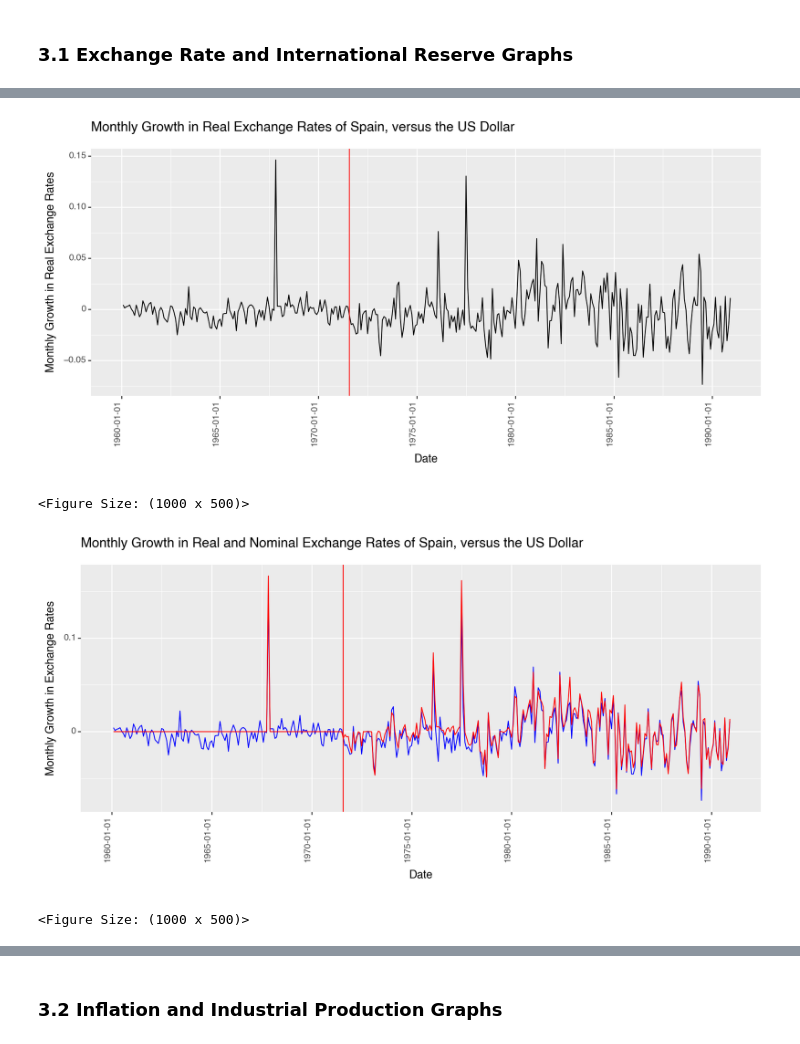
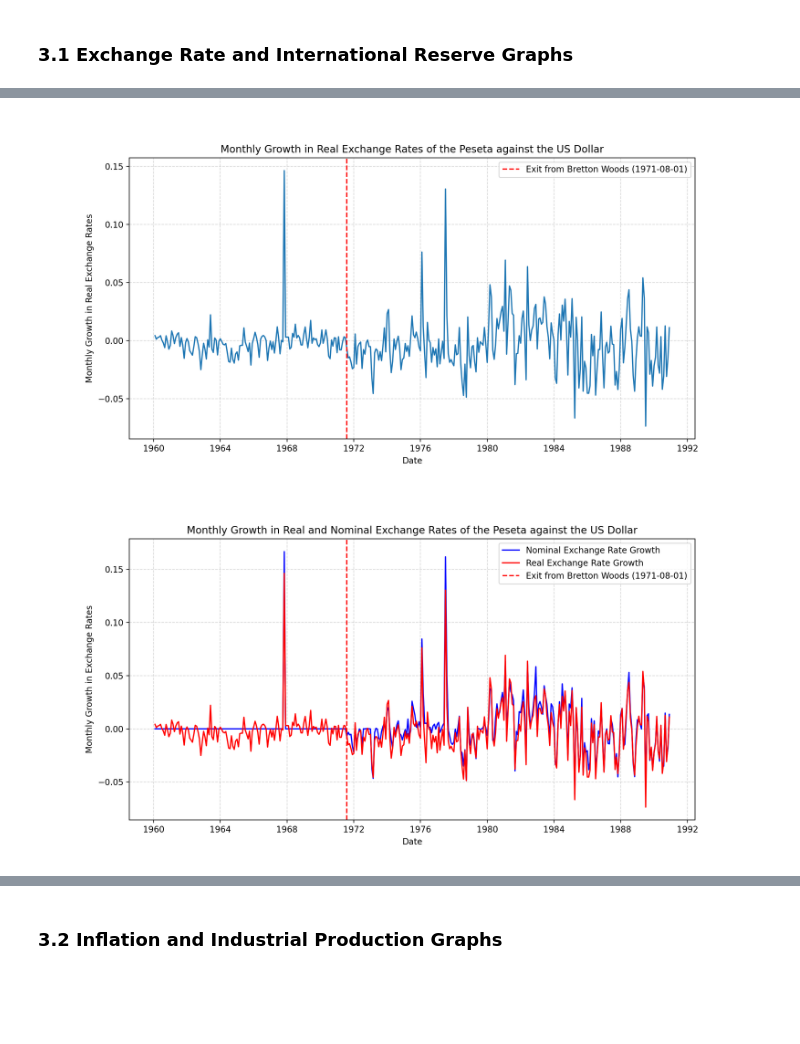
Before and after one commit to yuyaobai/ec1b1-coursework-group15, a Jupyter notebook: ec1b1coursework.ipynb, the cells around one changed output, grey strips where cells are left out. Cells and saved outputs as stored; diff of their text form; code cells hidden in the pictures; blank space fills up the shorter version.

```diff
--- a/ec1b1coursework.ipynb
+++ b/ec1b1coursework.ipynb
@@ -8,7 +8,7 @@ import matplotlib.pyplot as plt
 # %% [markdown]
 ## 1.2 Import raw data from IMF
 # %%
-spain_raw = pd.read_excel('../Downloads/spain_data.xlsx', header=2)
+spain_raw = pd.read_excel('spain_data.xlsx', header=2)
 
 # rename first column to 'date'
 spain_raw.rename(columns={'Unnamed: 0': 'date'}, inplace=True)
@@ -29,7 +29,7 @@ spain_raw
 | 371 | Dec 1990 | 88.202071 | 95.234 | 56004.835968 | 53.295997 |
 372 rows × 5 columns
 # %%
-us_raw = pd.read_excel('../Downloads/us_data.xlsx', header=2)
+us_raw = pd.read_excel('us_data.xlsx', header=2)
 us_raw.rename(columns={'Unnamed: 0': 'date'}, inplace=True)
 
 us_raw
@@ -233,3 +209,0 @@ We will also normalise the real exchange rate to 1967-11-01 as the base year. [e
-# %%
-# set 1967-11-01 as the base month for the index
-merged_df['spain_real_exchange_rate_index'] = merged_df['spain_real_exchange_rate'] / merged_df['spain_real_exchange_rate'].iloc[94]
@@ -330,31 +254,34 @@ alt.Chart(merged_df).mark_line().encode(
 # %%
-# Plot a time series graph of the monthly growth in real exchange rates of Spain, versus the US dollar
-plot = (
-    ggplot(merged_df, aes(x='date', y='spain_real_exchange_rate_growth')) +
-    geom_line() +
-    labs(title='Monthly Growth in Real Exchange Rates of Spain, versus the US Dollar', x='Date', y='Monthly Growth in Real Exchange Rates') +
-    theme(axis_text_x=element_text(rotation=90, hjust=1)) +
-    geom_vline(xintercept=pd.to_datetime('1971-08-01'), color='red') +
-    theme(figure_size=(10, 5))
-)
-plot
+# Plot a time series graph of the monthly growth in real exchange rates of the peseta against the US dollar
+
+plt.figure(figsize=(12, 6))
+plt.plot(merged_df['date'], merged_df['spain_real_exchange_rate_growth'])
+plt.axvline(pd.to_datetime('1971-08-01'), color='red', linestyle='--', label='Exit from Bretton Woods (1971-08-01)')
+
+plt.title('Monthly Growth in Real Exchange Rates of the Peseta against the US Dollar')
+plt.xlabel('Date')
+plt.ylabel('Monthly Growth in Real Exchange Rates')
+plt.legend()
+plt.grid(True, linestyle='--', alpha=0.5)
+
+plt.show()
 # %% [output]
-[figure, old version]
+[figure, new version]
-<Figure Size: (1000 x 500)>
 # %%
 # plot monthly growth in real and nominal exchange rates in the same graph
 
-plot = (
-    ggplot(merged_df, aes(x='date')) +
-    geom_line(aes(y='spain_real_exchange_rate_growth'), color='blue') +
-    geom_line(aes(y='spain_nominal_exchange_rate_growth'), color='red') +
-    labs(title='Monthly Growth in Real and Nominal Exchange Rates of Spain, versus the US Dollar', x='Date', y='Monthly Growth in Exchange Rates') +
-    theme(axis_text_x=element_text(rotation=90, hjust=1)) +
-    geom_vline(xintercept=pd.to_datetime('1971-08-01'), color='red') +
-    theme(figure_size=(10, 5))
-)
+plt.plot(merged_df['date'], merged_df['spain_nominal_exchange_rate_growth'], label='Nominal Exchange Rate Growth', color='blue')
+plt.plot(merged_df['date'], merged_df['spain_real_exchange_rate_growth'], label='Real Exchange Rate Growth', color='red')
+plt.axvline(pd.to_datetime('1971-08-01'), color='red', linestyle='--', label='Exit from Bretton Woods (1971-08-01)')
 
-plot
+plt.legend()
+plt.title('Monthly Growth in Real and Nominal Exchange Rates of the Peseta against the US Dollar')
+plt.xlabel('Date')
+plt.ylabel('Monthly Growth in Exchange Rates')
+plt.gcf().set_size_inches(12, 6)
+plt.grid(True, linestyle='--', alpha=0.5)
+
+
+plt.show()
 # %% [output]
-[figure, old version]
+[figure, new version]
-<Figure Size: (1000 x 500)>
```
Also changed, not shown: parts of 31 cells of this notebook.
